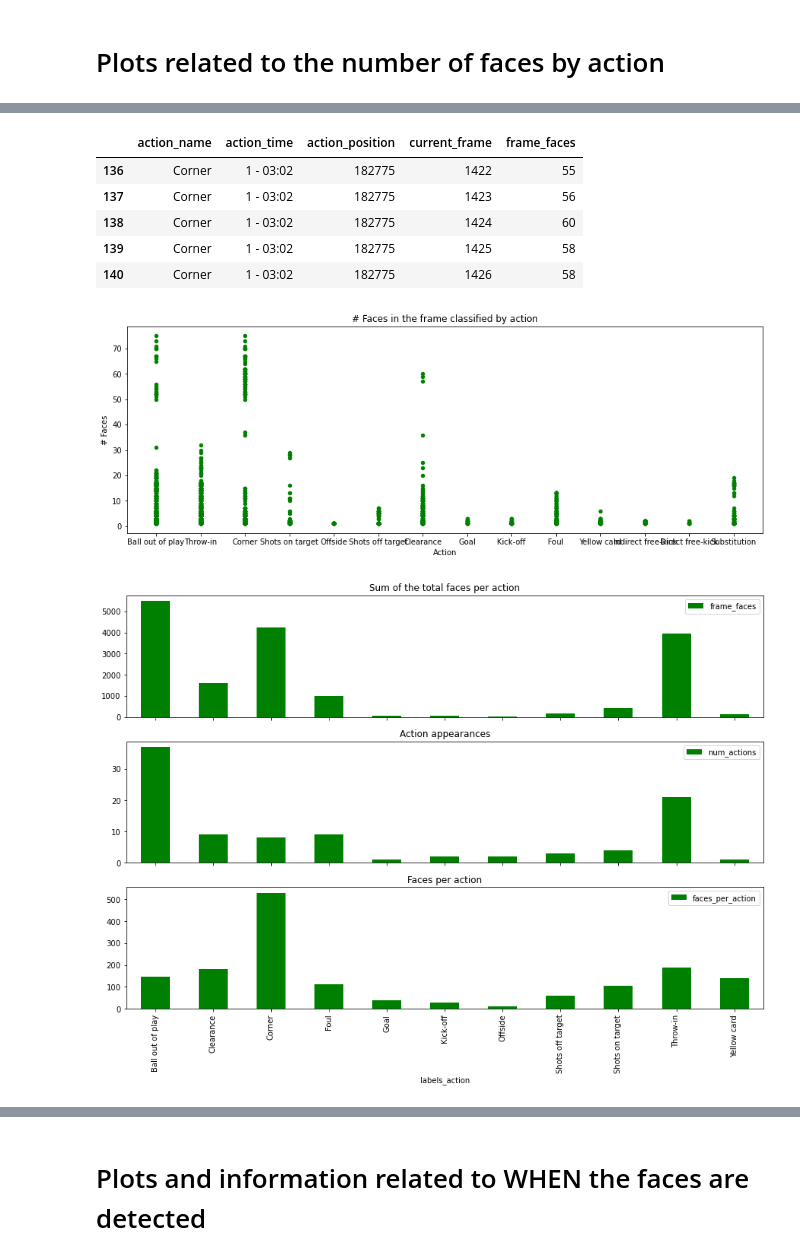
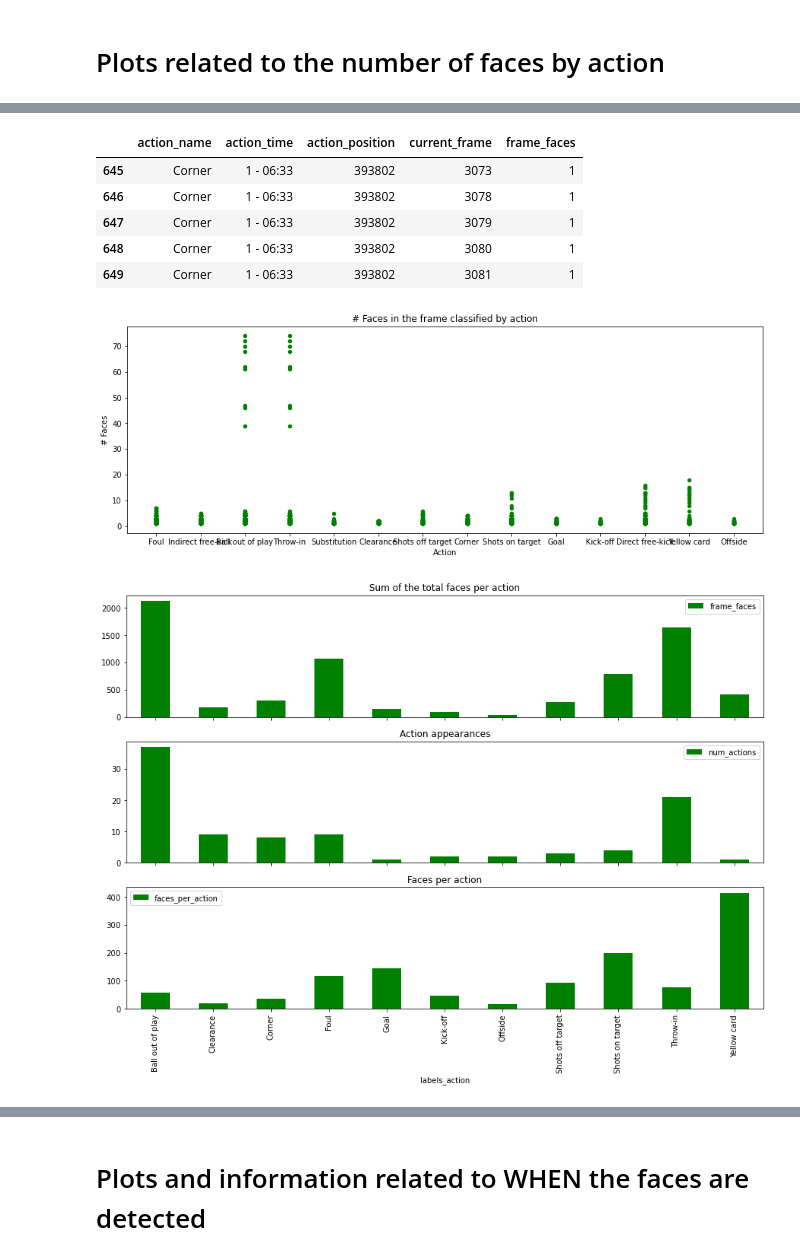
Before and after one commit to joseprs/ActionClassification, a Jupyter notebook: notebooks/analyze_faces_facesdf.ipynb, the cells around one changed output, grey strips where cells are left out. Cells and saved outputs as stored; diff of their text form; code cells hidden in the pictures.

Commit message:
analyze_faces_facesdf canges

```diff
--- a/notebooks/analyze_faces_facesdf.ipynb
+++ b/notebooks/analyze_faces_facesdf.ipynb
@@ -16,0 +7,4 @@ data.head()
+# %%
+#data = pd.concat([pd.read_json('../Faces files/che_bur_faces_1.json'),pd.read_json('../Faces files/che_bur_faces_2.json')]).reset_index(drop=True)
+data = pd.read_json('../Faces files/rom_pes_faces_1.json')
+data.loc[data['action_name']=='Corner']
@@ -53,11 +57,11 @@ count2 = df2[['action_name','action_time','action_position','current_frame','fra
 count2.loc[count2['action_name']=='Corner'].head()
 # %% [output]
 |  | action_name | action_time | action_position | current_frame | frame_faces |
-| 136 | Corner | 1 - 03:02 | 182775 | 1422 | 55 |
-| 137 | Corner | 1 - 03:02 | 182775 | 1423 | 56 |
-| 138 | Corner | 1 - 03:02 | 182775 | 1424 | 60 |
-| 139 | Corner | 1 - 03:02 | 182775 | 1425 | 58 |
-| 140 | Corner | 1 - 03:02 | 182775 | 1426 | 58 |
+| 645 | Corner | 1 - 06:33 | 393802 | 3073 | 1 |
+| 646 | Corner | 1 - 06:33 | 393802 | 3078 | 1 |
+| 647 | Corner | 1 - 06:33 | 393802 | 3079 | 1 |
+| 648 | Corner | 1 - 06:33 | 393802 | 3080 | 1 |
+| 649 | Corner | 1 - 06:33 | 393802 | 3081 | 1 |
 # %%
 count2.plot(kind='scatter',x='action_name', y='frame_faces',color='green', figsize=(15,5),
            title = '# Faces in the frame classified by action', xlabel='Action', ylabel='# Faces')
@@ -65,42 +69,44 @@ plt.xlabel('Action')
 plt.ylabel('# Faces')
 plt.show()
 # %% [output]
-[figure, old version]
+[figure, new version]
 # %%
 # Reation between total faces by action and times that the action apears
 df3 = data.copy()
 df3['frame_faces'] = df3['face_locations'].str.len()
 df3 = df3[['action_name','frame_faces']]
 count3 = df3.groupby(['action_name'], as_index=False).sum()
 
 import json
-json_path = '../data/soccernet/england_epl/2014-2015/2015-02-21 - 18-00 Chelsea 1 - 1 Burnley/Labels-v2.json'
+# change directory (adria's computer path to labels file)
+# add labels path for roma - pescara
+json_path = '../../josep-main/data/soccernet/england_epl/2014-2015/2015-02-21 - 18-00 Chelsea 1 - 1 Burnley/Labels-v2.json'
 with open(json_path) as f:
     ann = json.load(f)
 
 an_df = pd.DataFrame(ann['annotations'])
-an_df = an_df.loc[an_df['gameTime'].str[:1]=='1']
+an_df = an_df.loc[an_df['gameTime'].str[:1]=='1'] # comment line if both parts
 an_df = an_df[['label']]
 an_df['num']=1
 count4 = an_df.groupby(['label'], as_index=False).sum().rename(columns={'label':'labels_action','num':'num_actions'})
 
 a = pd.merge(count3,count4,left_on='action_name',right_on='labels_action',how='inner')
-a['faces_per_action'] = a['frame_faces']/a['num_actions']
+a['faces_per_action'] = a['frame_faces'] / a['num_actions']
 
 fig, axes = plt.subplots(nrows=3, ncols=1, sharex=True)
 
 a.plot(kind='bar',x='action_name',y='frame_faces',color='green', figsize=(15,15),
        title='Sum of the total faces per action', ax=axes[0])
 
 a.plot(kind='bar',x='labels_action',y='num_actions',color='green', figsize=(15,15),
        title='Action appearances', ax=axes[1])
 
 a.plot(kind='bar',x='labels_action',y='faces_per_action',color='green', figsize=(15,10),
        title='Faces per action',ax=axes[2])
 
 plt.show()
 # %% [output]
-[figure, old version]
+[figure, new version]
 # %%
 a.plot(kind='bar', x='action_name',figsize=(10,4))
 plt.show()
```
Also changed, not shown: parts of 13 cells of this notebook.
